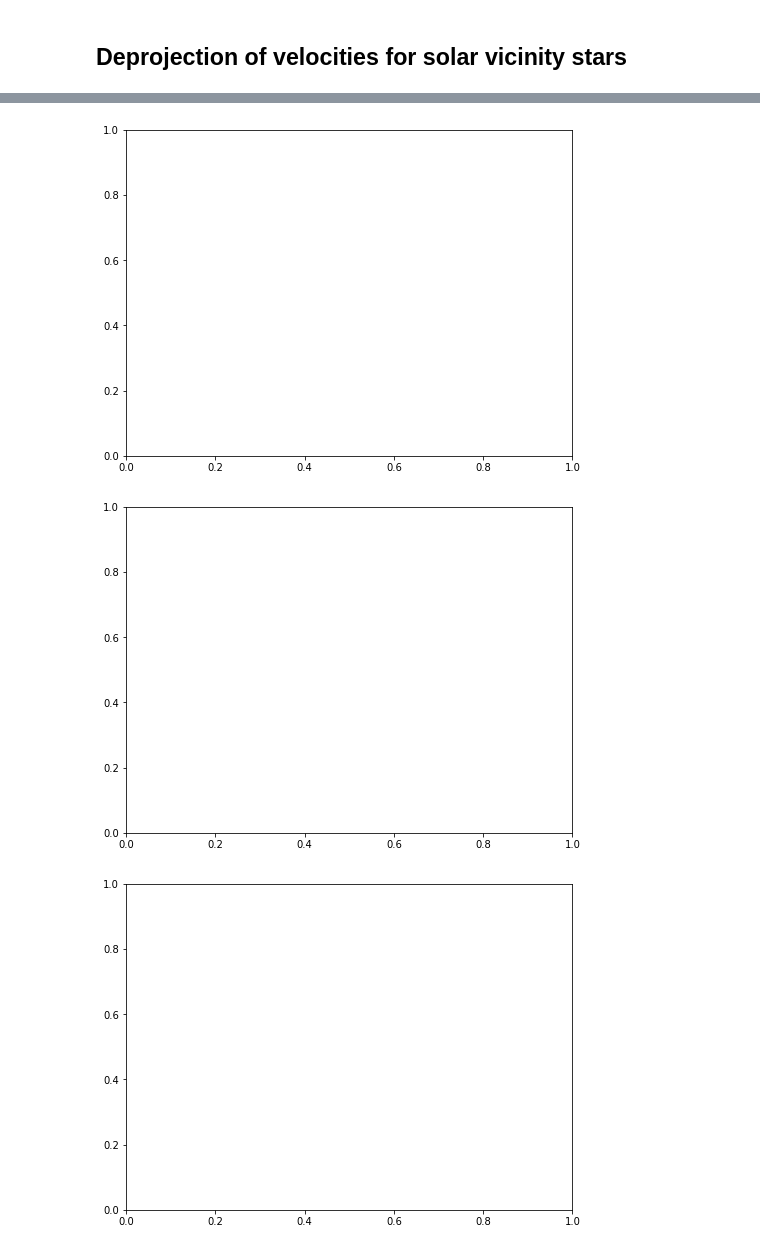
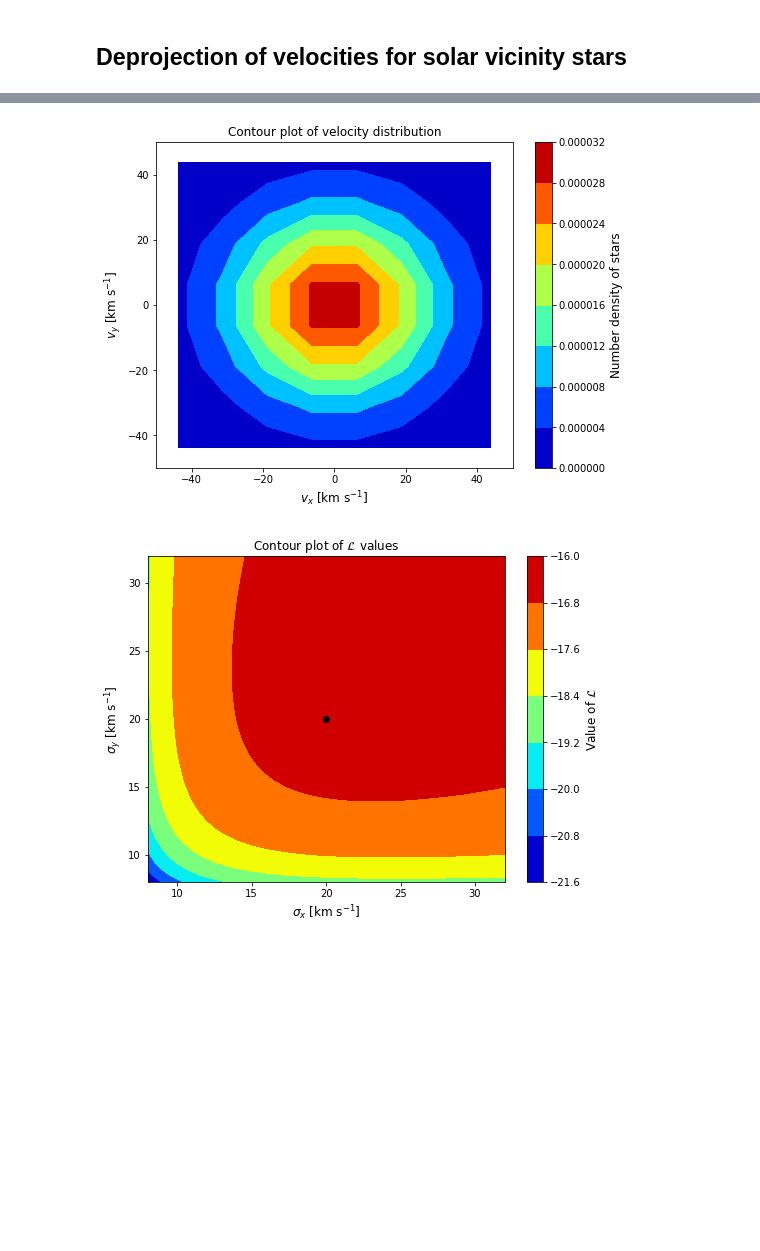
Before and after one commit to PaulMcMillan-Astro/DeprojectionProject, a Jupyter notebook: InitialDeprojectionNotebook.ipynb, the cells around one changed output, grey strips where cells are left out. Cells and saved outputs as stored; diff of their text form; code cells hidden in the pictures; blank space fills up the shorter version.

Commit message:
Fixes for max_L and sanity_check

```diff
--- a/InitialDeprojectionNotebook.ipynb
+++ b/InitialDeprojectionNotebook.ipynb
@@ -386,5 +377,5 @@ def max_L(v0_guess,disp_guess,alpha, pvals, rhatvals, vmin, dv, n):
 # %%
-"""Test that for a given model sample checks if the distribution of L is smooth for a number of guesses for the dispersion."""
+"""Test that for a given model sample checks if the distribution of L is smooth for a number of guesses of the dispersion."""
 
 def test_L(plane, alpha, v0, disp0, pvals, rhatvals, vmin, dv, n):
 
@@ -403,33 +394,44 @@ def test_L(plane, alpha, v0, disp0, pvals, rhatvals, vmin, dv, n):
 
     """We generate a set of sigma values for each dimension that will serve as basis for different gueses of phi"""
 
-    dispx_guess = np.arange(0.2*disp0x,1.8*disp0x+5,5)
-    dispy_guess = np.arange(0.2*disp0y,1.8*disp0y+5,5)
-    dispz_guess = np.arange(0.2*disp0z,1.8*disp0z+5,5)
+    step = 1
+
+    dispx_guess = np.arange(0.4*disp0x,1.6*disp0x+step,step)
+    dispy_guess = np.arange(0.4*disp0y,1.6*disp0y+step,step)
+    dispz_guess = np.arange(0.4*disp0z,1.6*disp0z+step,step)
 
     #disp_xx, disp_yy, disp_zz = np.meshgrid(dispx_guess,dispy_guess,dispz_guess)
 
     if plane == 'xy':
+        trueind = np.where(disp0z == dispz_guess)
         disp10, disp20 = disp0x, disp0y
         disp1, disp2 = dispx_guess, dispy_guess
-        disp3 = dispz_guess[0]
+        disp3 = dispz_guess[trueind]
         n1, n2 = nx, ny
         dx, dy = dvx, dvy
         x0, y0 = np.amin([dispx_guess, dispy_guess],axis=1)
         x1, y1 = np.amax([dispx_guess, dispy_guess],axis=1)
         xlab, ylab = '$\sigma_x$', '$\sigma_y$'
     elif plane == 'yz':
+        trueind = np.where(disp0x == dispz_guess)
+        disp10, disp20 = disp0y, disp0z
+        disp1, disp2 = dispy_guess, dispz_guess
+        disp3 = dispx_guess[trueind]
         n1, n2 = ny, nz
         dx, dy = dvy, dvz
-        x0, y0 = vymin, vzmin
-        x1, y1 = vymax, vzmax
-        xlab, ylab = '$v_y$', '$v_z$'
+        x0, y0 = np.amin([dispy_guess, dispz_guess],axis=1)
+        x1, y1 = np.amax([dispy_guess, dispz_guess],axis=1)
+        xlab, ylab = '$\sigma_y$', '$\sigma_z$'
     elif plane == 'xz':
+        trueind = np.where(disp0y == dispz_guess)
+        disp10, disp20 = disp0x, disp0z
+        disp1, disp2 = dispx_guess, dispz_guess
+        disp3 = dispy_guess[trueind]
         n1, n2 = nx, nz
         dx, dy = dvx, dvz
-        x0, y0 = vxmin, vzmin
-        x1, y1 = vxmax, vzmax
-        xlab, ylab = '$v_x$', '$v_z$'
+        x0, y0 = np.amin([dispx_guess, dispz_guess],axis=1)
+        x1, y1 = np.amax([dispx_guess, dispz_guess],axis=1)
+        xlab, ylab = '$\sigma_x$', '$\sigma_z$'
 
     L_vals = np.zeros((len(disp1),len(disp2)))
 
@@ -443,9 +445,9 @@ def test_L(plane, alpha, v0, disp0, pvals, rhatvals, vmin, dv, n):
 
             phi0r = np.ravel(phi0)
 
-            L_vals[i][j] += get_L(phi0r, Kvals, N, alpha, dv, n, sigma2)
+            L_vals[i][j] += -get_L(phi0r, Kvals, N, alpha, dv, n, sigma2)
 
-        fig, ax = plt.subplots(figsize=(8,6))
+    fig, ax = plt.subplots(figsize=(8,6))
 
     dispg1, dispg2 = np.meshgrid(disp1,disp2)
 
@@ -568,8 +596,10 @@ def plot_fv(phi,plane,vmin,dv,n):
 # %%
-#plot_fv(phi0,'xy',vmin,dv,n)
+phi0 = phi_guess(v0,v_disp,vmin,dv,n)
+
+plot_fv(phi0,'xy',vmin,dv,n)
+# %% [output]
+[figure, added]
 # %%
-test_L('xy', 1, v0, v_disp, pvals, rhatvals, vmin, dv, n)
+test_L('xy', 1e-9, v0, v_disp, pvals, rhatvals, vmin, dv, n)
 # %% [output]
-[figure, old version]
+[figure, new version]
-[figure, removed]
-[figure, removed]
```
Also changed, not shown: parts of 17 cells of this notebook, 1 other file.
